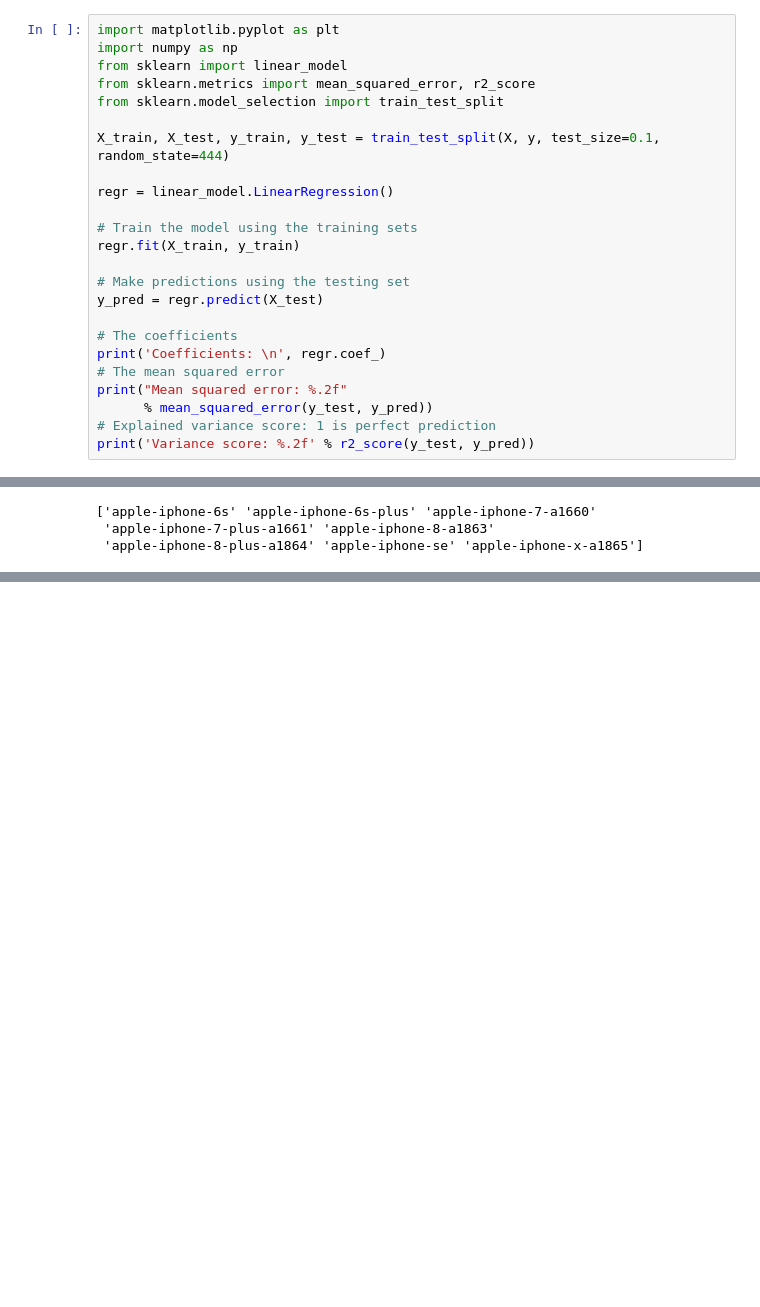
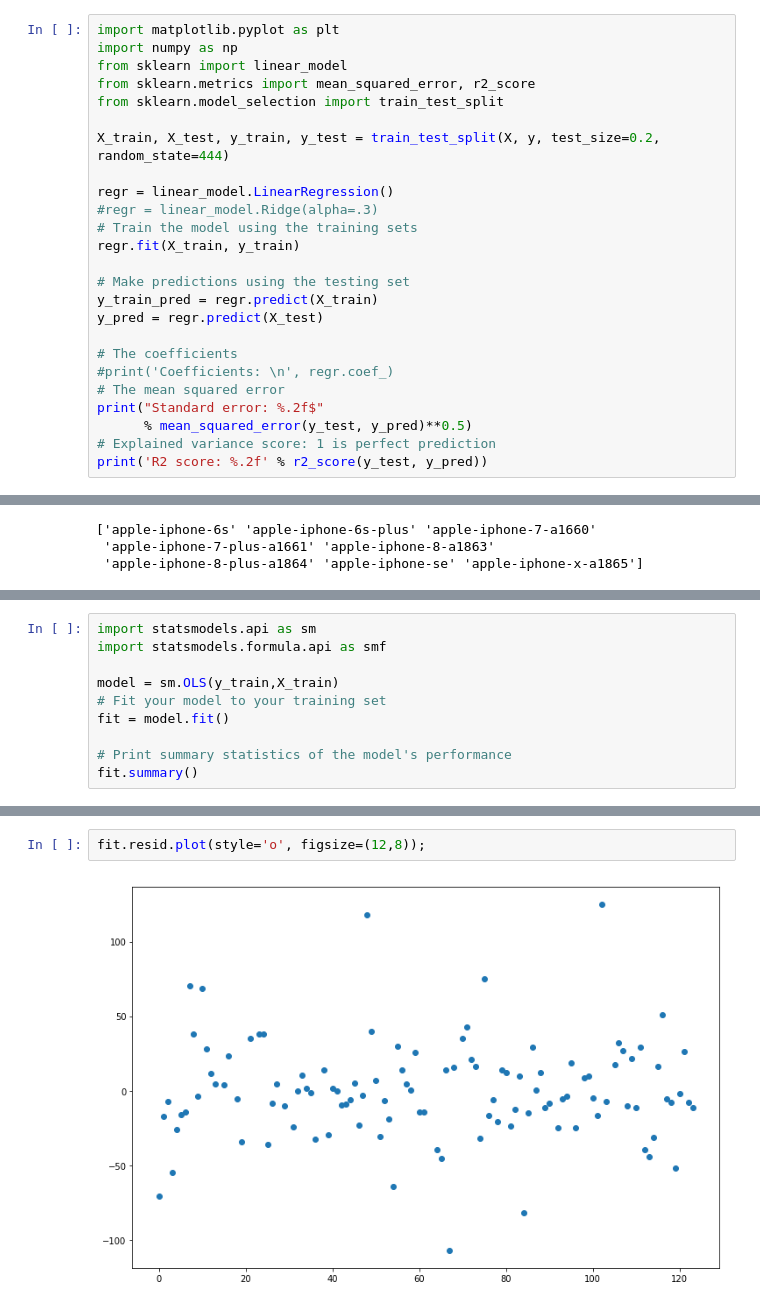
Before and after one commit to jdmendoza/used_iphone_price_prediction, a Jupyter notebook: 3_Regression_Swappa_Data.ipynb, the cells around one changed output, grey strips where cells are left out. Drawn from its saved outputs; the diff is of its cells as text; blank space fills up the shorter version.

```diff
--- a/3_Regression_Swappa_Data.ipynb
+++ b/3_Regression_Swappa_Data.ipynb
@@ -31,21 +31,22 @@ from sklearn import linear_model
 from sklearn.metrics import mean_squared_error, r2_score
 from sklearn.model_selection import train_test_split
 
-X_train, X_test, y_train, y_test = train_test_split(X, y, test_size=0.1, random_state=444)
+X_train, X_test, y_train, y_test = train_test_split(X, y, test_size=0.2, random_state=444)
 
 regr = linear_model.LinearRegression()
-
+#regr = linear_model.Ridge(alpha=.3)
 # Train the model using the training sets
 regr.fit(X_train, y_train)
 
 # Make predictions using the testing set
+y_train_pred = regr.predict(X_train)
 y_pred = regr.predict(X_test)
 
 # The coefficients
-print('Coefficients: \n', regr.coef_)
+#print('Coefficients: \n', regr.coef_)
 # The mean squared error
-print("Mean squared error: %.2f"
-      % mean_squared_error(y_test, y_pred))
+print("Standard error: %.2f$"
+      % mean_squared_error(y_test, y_pred)**0.5)
 # Explained variance score: 1 is perfect prediction
-print('Variance score: %.2f' % r2_score(y_test, y_pred))
+print('R2 score: %.2f' % r2_score(y_test, y_pred))
 # %% [output]
@@ -115,0 +131,10 @@ predict('apple-iphone-8-plus-a1864','Gold','att','Good',64,regr.coef_,regr.inter
+# %%
+import statsmodels.api as sm
+import statsmodels.formula.api as smf
+
+model = sm.OLS(y_train,X_train)
+# Fit your model to your training set
+fit = model.fit()
+
+# Print summary statistics of the model's performance
+fit.summary()
@@ -115,0 +176,4 @@ predict('apple-iphone-8-plus-a1864','Gold','att','Good',64,regr.coef_,regr.inter
+# %%
+fit.resid.plot(style='o', figsize=(12,8));
+# %% [output]
+[figure, added]
```
Also changed, not shown: parts of 9 cells of this notebook, 2 other files.
